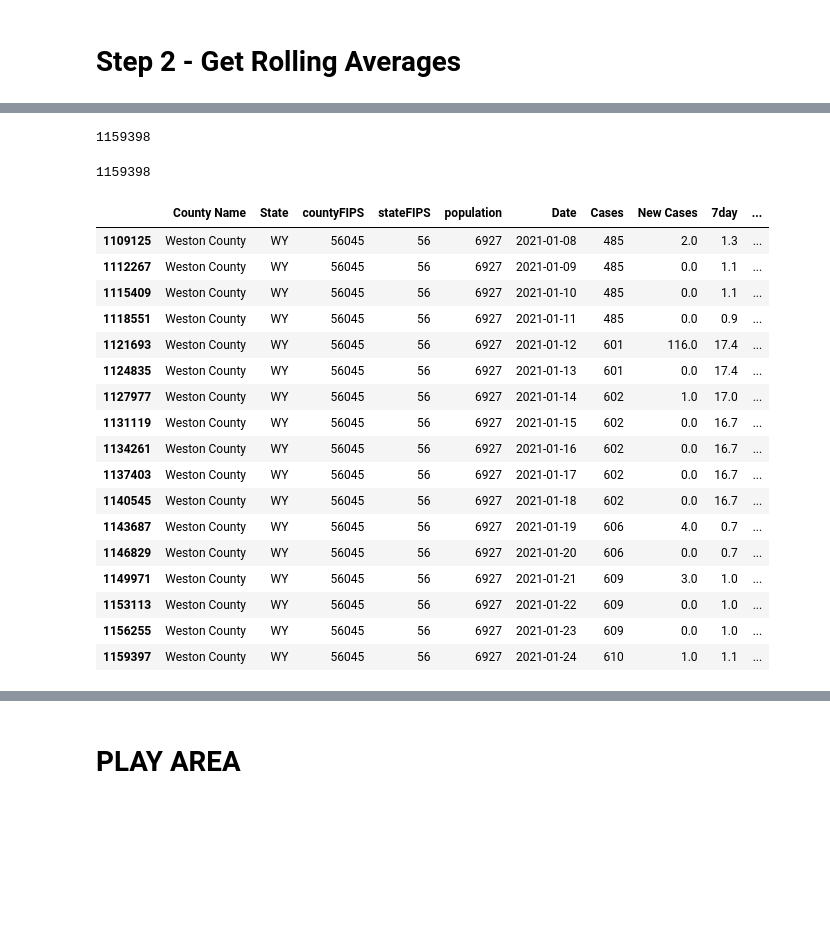
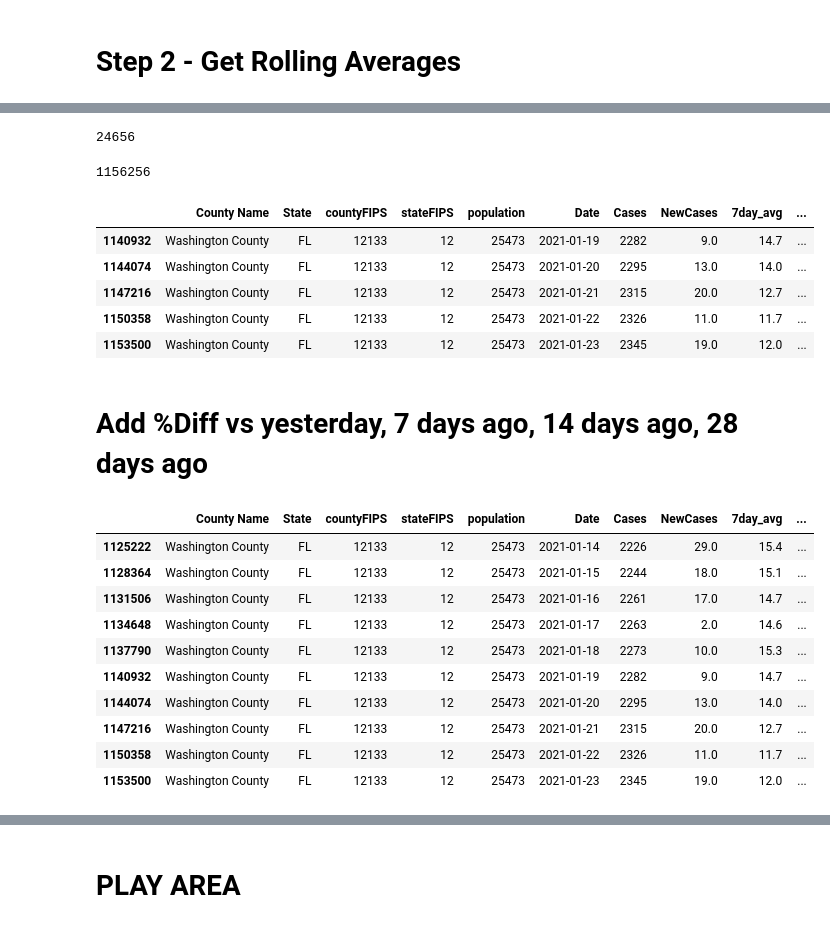
Before and after one commit to JaviThomas/Covid-County-LTC-Analysis, a Jupyter notebook: County-Analysis/County_hotspots.ipynb, the cells around one changed output, grey strips where cells are left out. Drawn from its saved outputs; the diff is of its cells as text; code cells hidden in the pictures; blank space fills up the shorter version.

```diff
--- a/County-Analysis/County_hotspots.ipynb
+++ b/County-Analysis/County_hotspots.ipynb
@@ -34,8 +34,8 @@ jhu_confirmed_df= pd.read_csv('https://raw.githubusercontent.com/CSSEGISandData/
 usafacts_confirmed_df= pd.read_csv('https://github.com/JaviThomas/Covid-County-LTC-Analysis/blob/master/County-Analysis/County-Data/covid_confirmed_usafacts.csv?raw=true')
 usafacts_population_df= pd.read_csv('https://github.com/JaviThomas/Covid-County-LTC-Analysis/blob/master/County-Analysis/County-Data/covid_county_population_usafacts.csv?raw=true')
 # %%
-usafacts_population_df['State_County_FIPS'] = usafacts_population_df['State'] +  usafacts_population_df['County Name'] +  usafacts_population_df['countyFIPS'].astype('str')
-usafacts_confirmed_df['State_County_FIPS'] = usafacts_confirmed_df['State'] +  usafacts_confirmed_df['County Name'] +  usafacts_confirmed_df['countyFIPS'].astype('str')
+# usafacts_population_df['State_County_FIPS'] = usafacts_population_df['State'] +  usafacts_population_df['County Name'] +  usafacts_population_df['countyFIPS'].astype('str')
+# usafacts_confirmed_df['State_County_FIPS'] = usafacts_confirmed_df['State'] +  usafacts_confirmed_df['County Name'] +  usafacts_confirmed_df['countyFIPS'].astype('str')
 # %%
 df_confirmed = usafacts_confirmed_df[usafacts_confirmed_df['countyFIPS'] > 2].copy()
 df_population = usafacts_population_df[usafacts_population_df['countyFIPS'] > 2].copy()
@@ -101,14 +101,16 @@ first_time = True
 pd.set_option('mode.chained_assignment', None)
 state = 'FL'
 mydf = df_cases_tidy[(df_cases_tidy['State'] == state)]
-#for countyFIPS in mydf['countyFIPS'].unique():
-for countyFIPS in df_cases_tidy['countyFIPS'].unique():
+for countyFIPS in mydf['countyFIPS'].unique():
+#for countyFIPS in df_cases_tidy['countyFIPS'].unique():
 
     tmp_df = df_cases_tidy[df_cases_tidy['countyFIPS'] == countyFIPS]
 #     tmp_df['7day'] = tmp_df.rolling(7).mean()['Cases']
-    tmp_df['New Cases'] = tmp_df['Cases'] - tmp_df['Cases'].shift(1)
-    tmp_df['7day'] = tmp_df['New Cases'].rolling(7).mean().round(1)
-    tmp_df['prev_7day'] = tmp_df['7day'].shift(28)
+    tmp_df['NewCases'] = tmp_df['Cases'] - tmp_df['Cases'].shift(1)
+    tmp_df['7day_avg'] = tmp_df['NewCases'].rolling(7).mean().round(1)
+    tmp_df['14day_avg'] = tmp_df['NewCases'].rolling(14).mean().round(1)
+    tmp_df['28day_avg'] = tmp_df['NewCases'].rolling(28).mean().round(1)
+
 
     if first_time:
         df_cases_7day_tidy = tmp_df.copy()
@@ -125,26 +127,16 @@ Wall time: 4min 38s
 print(len(df_cases_7day_tidy))
 len(df_cases_tidy)
 # %% [output]
-1159398
+24656
-1159398
+1156256
 # %%
-df_cases_7day_tidy.tail(17)
+df_cases_7day_tidy.tail(5)
 # %% [output]
-|  | County Name | State | countyFIPS | stateFIPS | population | Date | Cases | New Cases | 7day | ... |
-| 1109125 | Weston County | WY | 56045 | 56 | 6927 | 2021-01-08 | 485 | 2.0 | 1.3 | ... |
-| 1112267 | Weston County | WY | 56045 | 56 | 6927 | 2021-01-09 | 485 | 0.0 | 1.1 | ... |
-| 1115409 | Weston County | WY | 56045 | 56 | 6927 | 2021-01-10 | 485 | 0.0 | 1.1 | ... |
-| 1118551 | Weston County | WY | 56045 | 56 | 6927 | 2021-01-11 | 485 | 0.0 | 0.9 | ... |
-| 1121693 | Weston County | WY | 56045 | 56 | 6927 | 2021-01-12 | 601 | 116.0 | 17.4 | ... |
-| 1124835 | Weston County | WY | 56045 | 56 | 6927 | 2021-01-13 | 601 | 0.0 | 17.4 | ... |
-| 1127977 | Weston County | WY | 56045 | 56 | 6927 | 2021-01-14 | 602 | 1.0 | 17.0 | ... |
-| 1131119 | Weston County | WY | 56045 | 56 | 6927 | 2021-01-15 | 602 | 0.0 | 16.7 | ... |
-| 1134261 | Weston County | WY | 56045 | 56 | 6927 | 2021-01-16 | 602 | 0.0 | 16.7 | ... |
-| 1137403 | Weston County | WY | 56045 | 56 | 6927 | 2021-01-17 | 602 | 0.0 | 16.7 | ... |
-| 1140545 | Weston County | WY | 56045 | 56 | 6927 | 2021-01-18 | 602 | 0.0 | 16.7 | ... |
-| 1143687 | Weston County | WY | 56045 | 56 | 6927 | 2021-01-19 | 606 | 4.0 | 0.7 | ... |
-| 1146829 | Weston County | WY | 56045 | 56 | 6927 | 2021-01-20 | 606 | 0.0 | 0.7 | ... |
-| 1149971 | Weston County | WY | 56045 | 56 | 6927 | 2021-01-21 | 609 | 3.0 | 1.0 | ... |
-| 1153113 | Weston County | WY | 56045 | 56 | 6927 | 2021-01-22 | 609 | 0.0 | 1.0 | ... |
-| 1156255 | Weston County | WY | 56045 | 56 | 6927 | 2021-01-23 | 609 | 0.0 | 1.0 | ... |
-| 1159397 | Weston County | WY | 56045 | 56 | 6927 | 2021-01-24 | 610 | 1.0 | 1.1 | ... |
+|  | County Name | State | countyFIPS | stateFIPS | population | Date | Cases | NewCases | 7day_avg | ... |
+| 1140932 | Washington County | FL | 12133 | 12 | 25473 | 2021-01-19 | 2282 | 9.0 | 14.7 | ... |
+| 1144074 | Washington County | FL | 12133 | 12 | 25473 | 2021-01-20 | 2295 | 13.0 | 14.0 | ... |
+| 1147216 | Washington County | FL | 12133 | 12 | 25473 | 2021-01-21 | 2315 | 20.0 | 12.7 | ... |
+| 1150358 | Washington County | FL | 12133 | 12 | 25473 | 2021-01-22 | 2326 | 11.0 | 11.7 | ... |
+| 1153500 | Washington County | FL | 12133 | 12 | 25473 | 2021-01-23 | 2345 | 19.0 | 12.0 | ... |
+# %% [markdown]
+# Add %Diff vs yesterday, 7 days ago, 14 days ago, 28 days ago
@@ -150,0 +152,14 @@ df_cases_7day_tidy.tail(17)
+# %%
+df_cases_7day_tidy.tail(10)
+# %% [output]
+|  | County Name | State | countyFIPS | stateFIPS | population | Date | Cases | NewCases | 7day_avg | ... |
+| 1125222 | Washington County | FL | 12133 | 12 | 25473 | 2021-01-14 | 2226 | 29.0 | 15.4 | ... |
+| 1128364 | Washington County | FL | 12133 | 12 | 25473 | 2021-01-15 | 2244 | 18.0 | 15.1 | ... |
+| 1131506 | Washington County | FL | 12133 | 12 | 25473 | 2021-01-16 | 2261 | 17.0 | 14.7 | ... |
+| 1134648 | Washington County | FL | 12133 | 12 | 25473 | 2021-01-17 | 2263 | 2.0 | 14.6 | ... |
+| 1137790 | Washington County | FL | 12133 | 12 | 25473 | 2021-01-18 | 2273 | 10.0 | 15.3 | ... |
+| 1140932 | Washington County | FL | 12133 | 12 | 25473 | 2021-01-19 | 2282 | 9.0 | 14.7 | ... |
+| 1144074 | Washington County | FL | 12133 | 12 | 25473 | 2021-01-20 | 2295 | 13.0 | 14.0 | ... |
+| 1147216 | Washington County | FL | 12133 | 12 | 25473 | 2021-01-21 | 2315 | 20.0 | 12.7 | ... |
+| 1150358 | Washington County | FL | 12133 | 12 | 25473 | 2021-01-22 | 2326 | 11.0 | 11.7 | ... |
+| 1153500 | Washington County | FL | 12133 | 12 | 25473 | 2021-01-23 | 2345 | 19.0 | 12.0 | ... |
```
Also changed, not shown: parts of 14 cells of this notebook, 3 other files.
